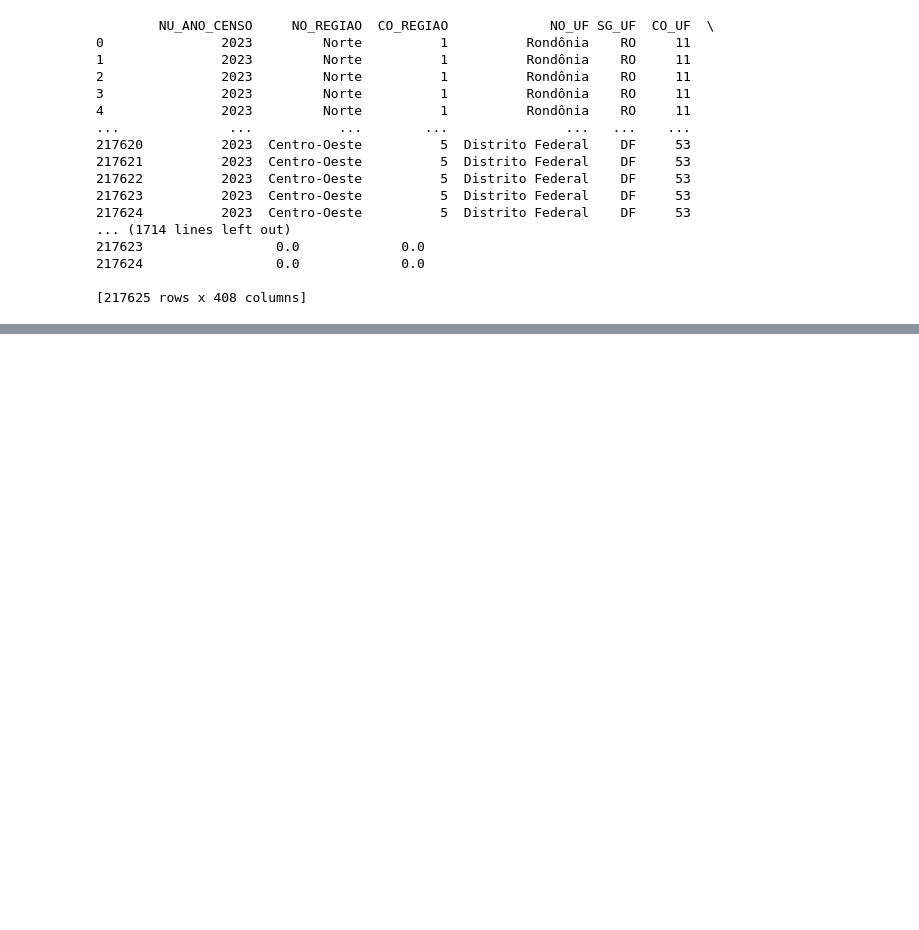
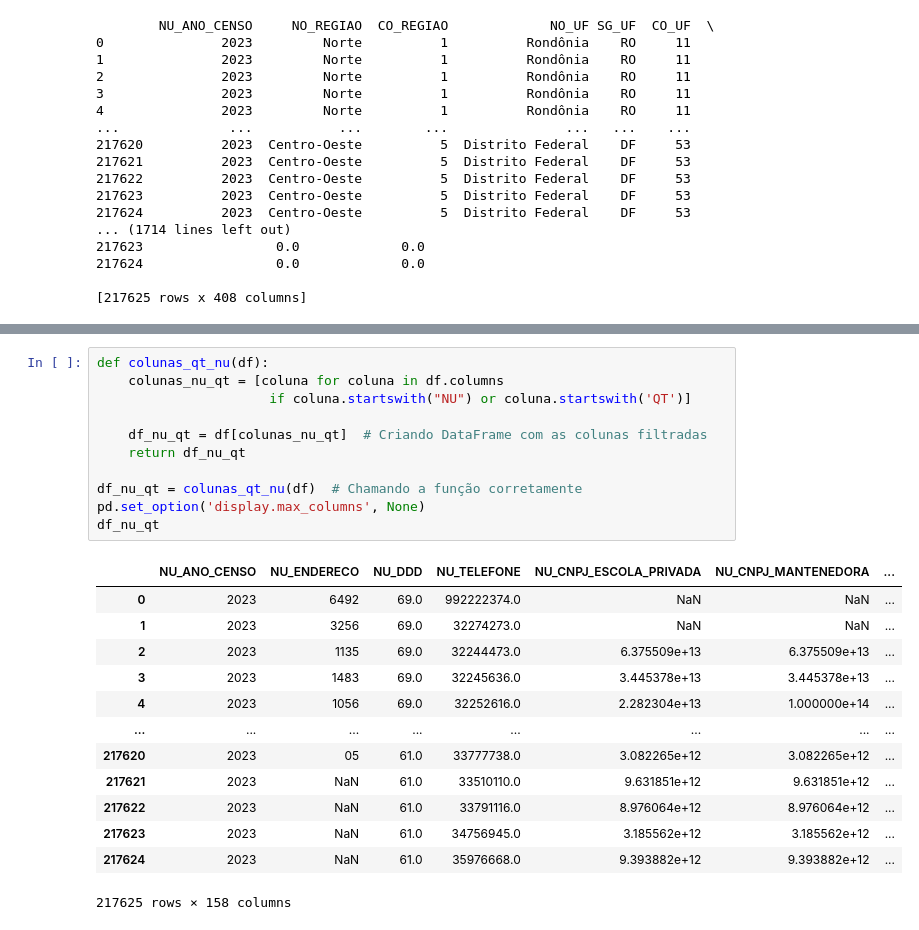
Before and after one commit to Th1agoFarias/Projeto-Censo-Escolar, a Jupyter notebook: notebooks/Censo_Transformer_Notebook.ipynb, the cells around one changed output, grey strips where cells are left out. Saved outputs shown, nothing was run; the diff lists cells and outputs as text; blank space fills up the shorter version.

```diff
--- a/notebooks/Censo_Transformer_Notebook.ipynb
+++ b/notebooks/Censo_Transformer_Notebook.ipynb
@@ -385,0 +403,25 @@ for colunas in localizar_colunas_tp(df):
+# %%
+def colunas_qt_nu(df):
+    colunas_nu_qt = [coluna for coluna in df.columns
+                      if coluna.startswith("NU") or coluna.startswith('QT')]
+
+    df_nu_qt = df[colunas_nu_qt]  # Criando DataFrame com as colunas filtradas
+    return df_nu_qt
+
+df_nu_qt = colunas_qt_nu(df)  # Chamando a função corretamente
+pd.set_option('display.max_columns', None)
+df_nu_qt
+# %% [output]
+|  | NU_ANO_CENSO | NU_ENDERECO | NU_DDD | NU_TELEFONE | NU_CNPJ_ESCOLA_PRIVADA | NU_CNPJ_MANTENEDORA | ... |
+| 0 | 2023 | 6492 | 69.0 | 992222374.0 | NaN | NaN | ... |
+| 1 | 2023 | 3256 | 69.0 | 32274273.0 | NaN | NaN | ... |
+| 2 | 2023 | 1135 | 69.0 | 32244473.0 | 6.375509e+13 | 6.375509e+13 | ... |
+| 3 | 2023 | 1483 | 69.0 | 32245636.0 | 3.445378e+13 | 3.445378e+13 | ... |
+| 4 | 2023 | 1056 | 69.0 | 32252616.0 | 2.282304e+13 | 1.000000e+14 | ... |
+| ... | ... | ... | ... | ... | ... | ... | ... |
+| 217620 | 2023 | 05 | 61.0 | 33777738.0 | 3.082265e+12 | 3.082265e+12 | ... |
+| 217621 | 2023 | NaN | 61.0 | 33510110.0 | 9.631851e+12 | 9.631851e+12 | ... |
+| 217622 | 2023 | NaN | 61.0 | 33791116.0 | 8.976064e+12 | 8.976064e+12 | ... |
+| 217623 | 2023 | NaN | 61.0 | 34756945.0 | 3.185562e+12 | 3.185562e+12 | ... |
+| 217624 | 2023 | NaN | 61.0 | 35976668.0 | 9.393882e+12 | 9.393882e+12 | ... |
+217625 rows × 158 columns
```
Also changed, not shown: parts of 4 cells of this notebook.
